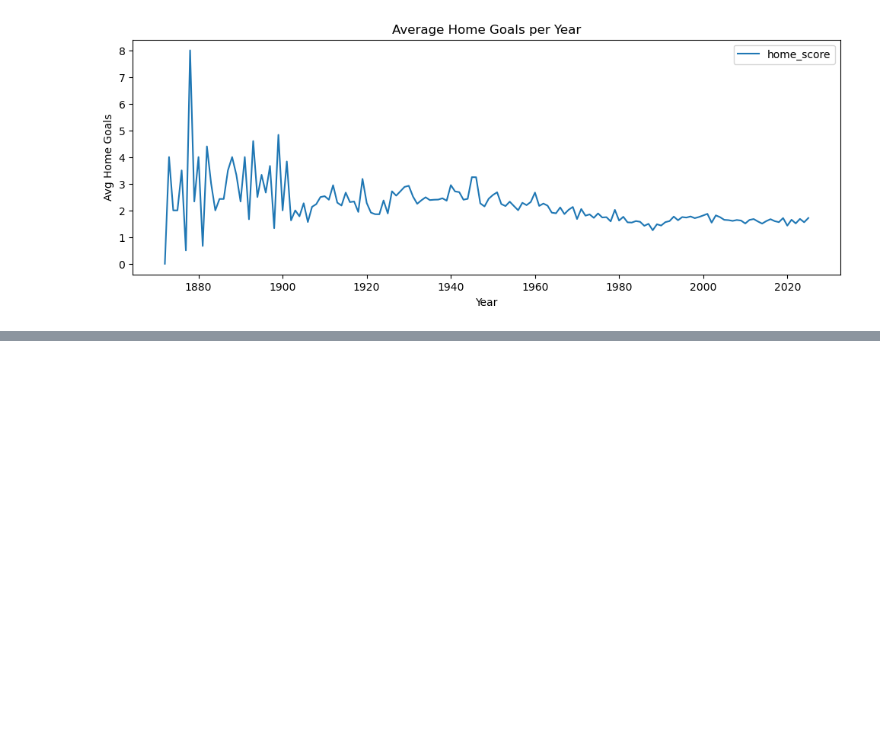
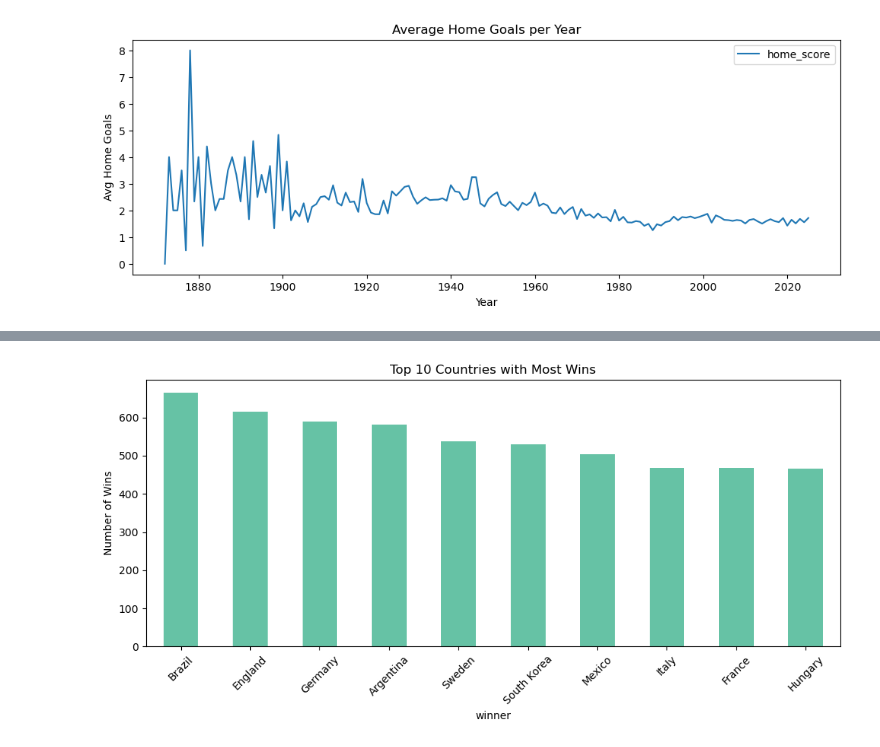
Before and after one commit to Ambily313/FIFA-World-Cup-Matches-Analysis-with-Pandas, a Jupyter notebook: fifa.ipynb, the cells around one changed output, grey strips where cells are left out. Drawn from its saved outputs; the diff is of its cells as text; code cells hidden in the pictures; blank space fills up the shorter version.

```diff
--- a/fifa.ipynb
+++ b/fifa.ipynb
@@ -641,0 +604,22 @@ SyntaxError: invalid character '🔥' (U+1F525) (179263530.py, line 1)
+# %%
+# Bar chart: top 10 countries with most wins.
+import numpy as np
+
+# Create a 'winner' column
+df['winner'] = np.where(df['home_score'] > df['away_score'], df['home_team'],
+                np.where(df['home_score'] < df['away_score'], df['away_team'], 'Draw'))
+# %%
+# Count wins by team (excluding Draws)
+wins = df[df['winner'] != 'Draw']['winner'].value_counts()
+# %%
+# Get top 10
+top10_winners = wins.head(10)
+# %%
+# Plot
+top10_winners.plot(kind='bar', title='Top 10 Countries with Most Wins', figsize=(10, 5), colormap='Set2')
+plt.ylabel('Number of Wins')
+plt.xticks(rotation=45)
+plt.tight_layout()
+plt.show()
+# %% [output]
+[figure, added]
```
Also changed, not shown: parts of 26 cells of this notebook, 4 other files.
